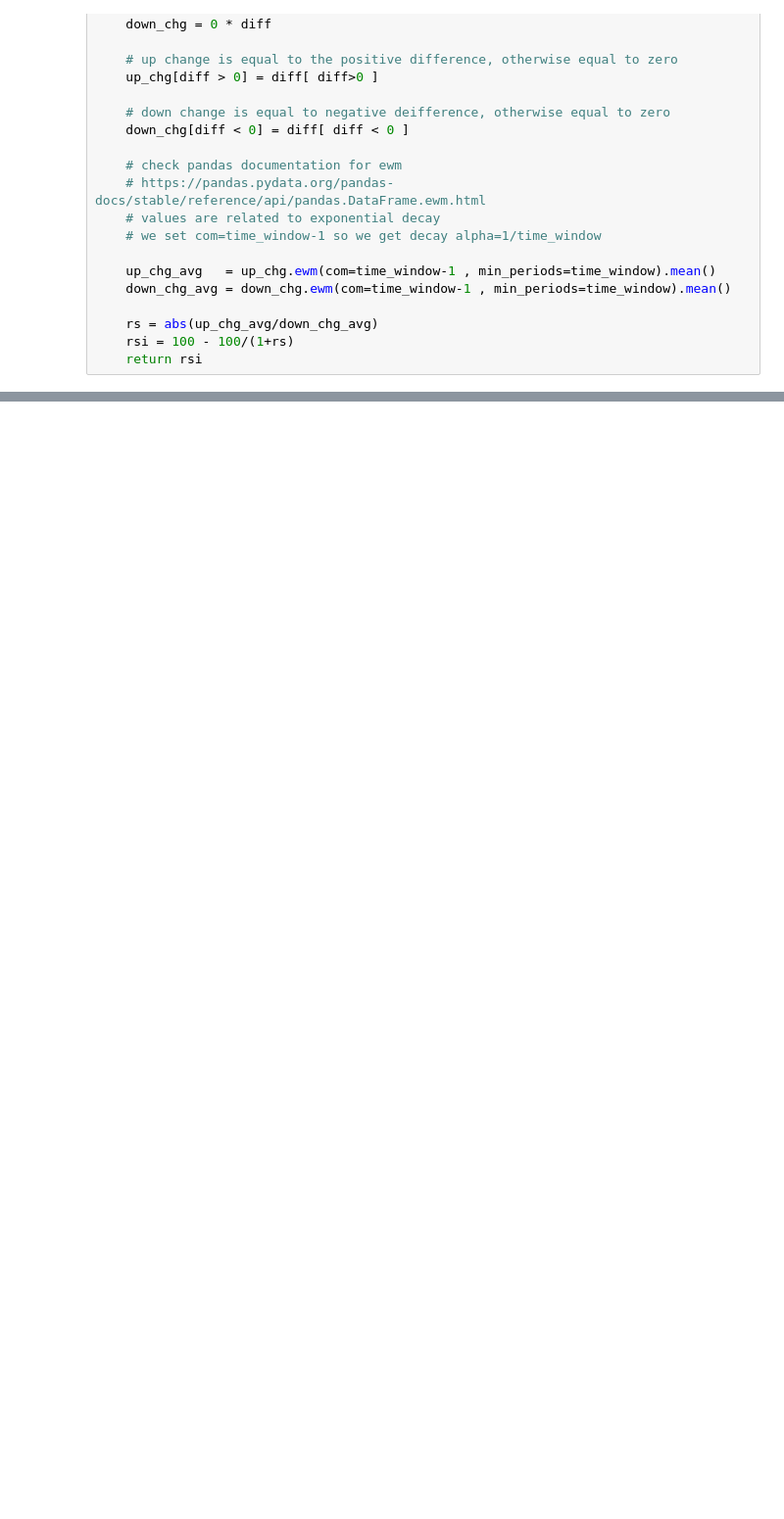
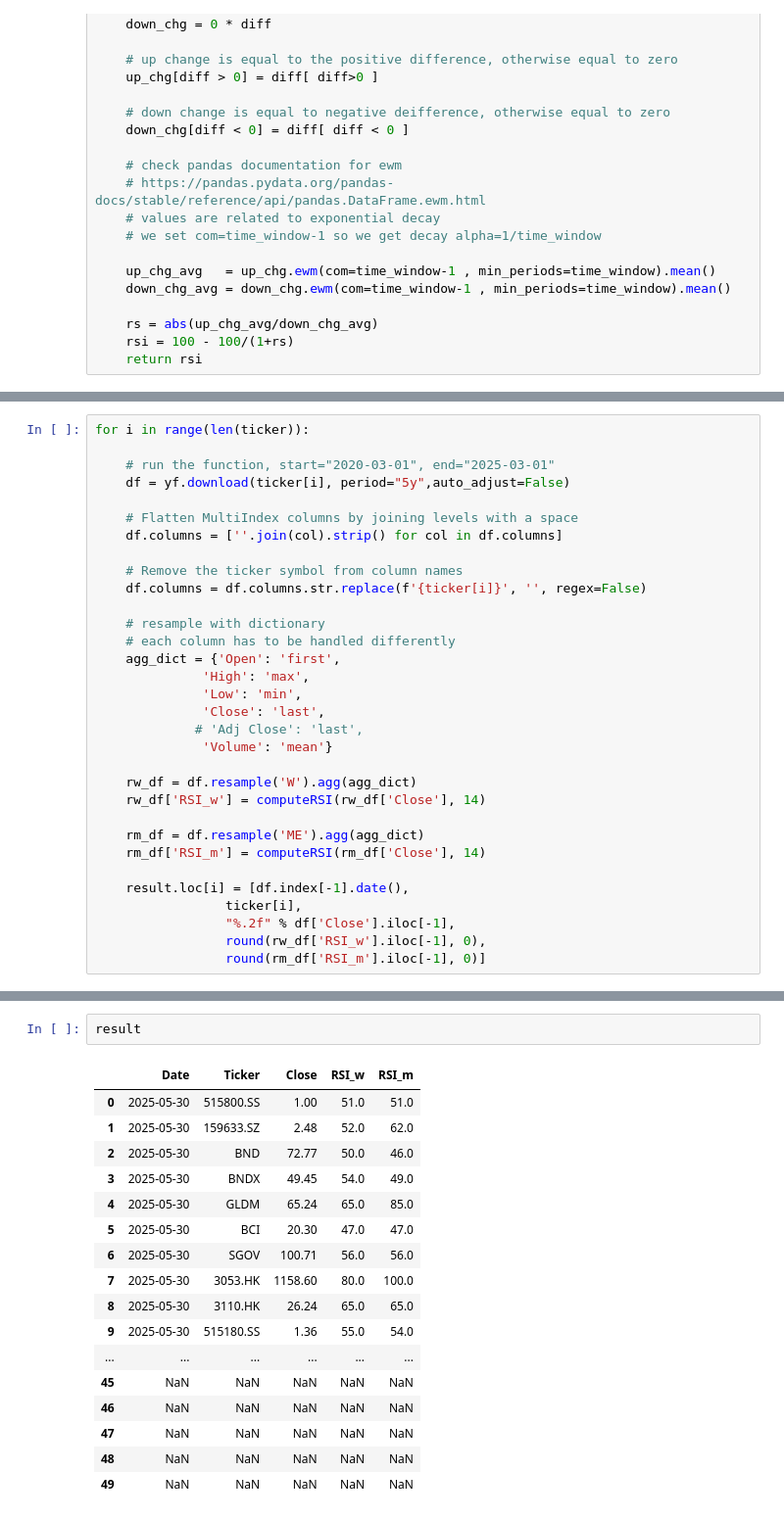
Before and after one commit to lilkaskitc/Weekly-RSI, a Jupyter notebook: weekly-rsi.ipynb, the cells around one changed output, grey strips where cells are left out. Shown: that part at 98% size. Cells and saved outputs as stored; diff of their text form; blank space fills up the shorter version.

```diff
--- a/weekly-rsi.ipynb
+++ b/weekly-rsi.ipynb
@@ -161,0 +233,32 @@ result
+# %%
+for i in range(len(ticker)):
+
+    # run the function, start="2020-03-01", end="2025-03-01"
+    df = yf.download(ticker[i], period="5y",auto_adjust=False)
+
+    # Flatten MultiIndex columns by joining levels with a space
+    df.columns = [''.join(col).strip() for col in df.columns]
+
+    # Remove the ticker symbol from column names
+    df.columns = df.columns.str.replace(f'{ticker[i]}', '', regex=False)
+
+    # resample with dictionary
+    # each column has to be handled differently
+    agg_dict = {'Open': 'first',
+              'High': 'max',
+              'Low': 'min',
+              'Close': 'last',
+             # 'Adj Close': 'last',
+              'Volume': 'mean'}
+
+    rw_df = df.resample('W').agg(agg_dict)
+    rw_df['RSI_w'] = computeRSI(rw_df['Close'], 14)
+
+    rm_df = df.resample('ME').agg(agg_dict)
+    rm_df['RSI_m'] = computeRSI(rm_df['Close'], 14)
+
+    result.loc[i] = [df.index[-1].date(),
+                 ticker[i],
+                 "%.2f" % df['Close'].iloc[-1],
+                 round(rw_df['RSI_w'].iloc[-1], 0),
+                 round(rm_df['RSI_m'].iloc[-1], 0)]
@@ -161,0 +284,20 @@ result
+# %%
+result
+# %% [output]
+|  | Date | Ticker | Close | RSI_w | RSI_m |
+| 0 | 2025-05-30 | 515800.SS | 1.00 | 51.0 | 51.0 |
+| 1 | 2025-05-30 | 159633.SZ | 2.48 | 52.0 | 62.0 |
+| 2 | 2025-05-30 | BND | 72.77 | 50.0 | 46.0 |
+| 3 | 2025-05-30 | BNDX | 49.45 | 54.0 | 49.0 |
+| 4 | 2025-05-30 | GLDM | 65.24 | 65.0 | 85.0 |
+| 5 | 2025-05-30 | BCI | 20.30 | 47.0 | 47.0 |
+| 6 | 2025-05-30 | SGOV | 100.71 | 56.0 | 56.0 |
+| 7 | 2025-05-30 | 3053.HK | 1158.60 | 80.0 | 100.0 |
+| 8 | 2025-05-30 | 3110.HK | 26.24 | 65.0 | 65.0 |
+| 9 | 2025-05-30 | 515180.SS | 1.36 | 55.0 | 54.0 |
+| ... | ... | ... | ... | ... | ... |
+| 45 | NaN | NaN | NaN | NaN | NaN |
+| 46 | NaN | NaN | NaN | NaN | NaN |
+| 47 | NaN | NaN | NaN | NaN | NaN |
+| 48 | NaN | NaN | NaN | NaN | NaN |
+| 49 | NaN | NaN | NaN | NaN | NaN |
```
Also changed, not shown: parts of 10 cells of this notebook.
